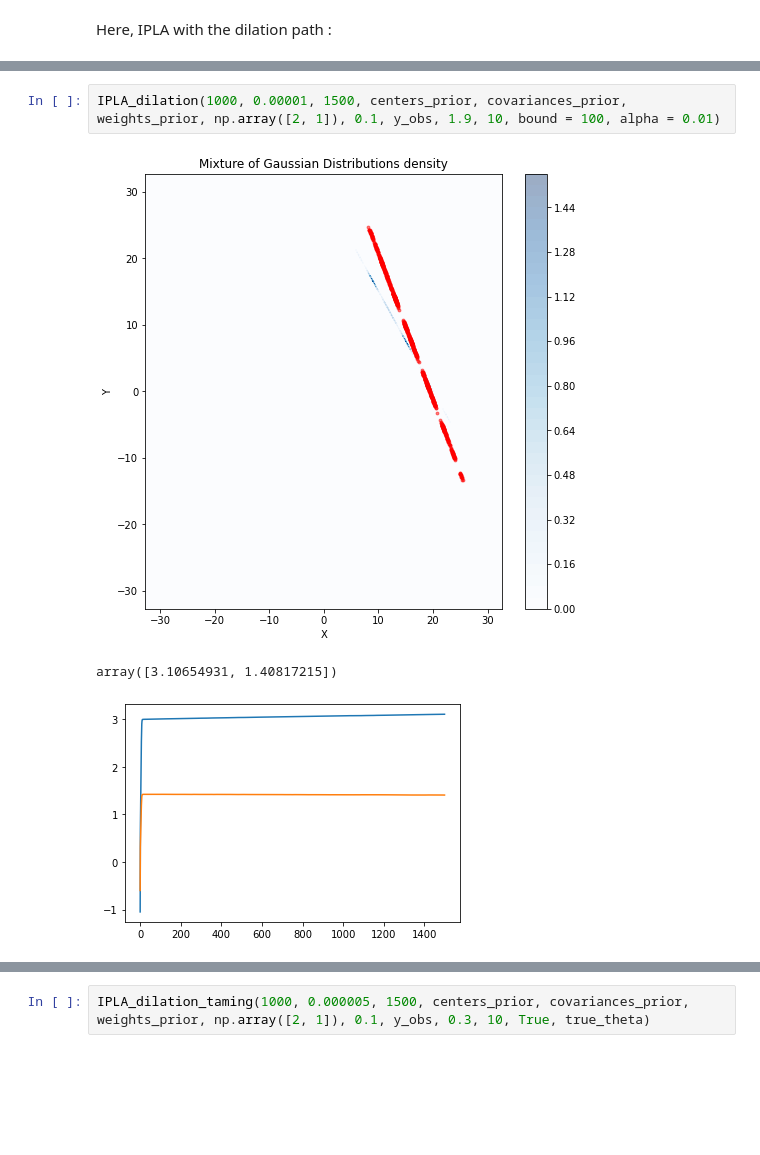
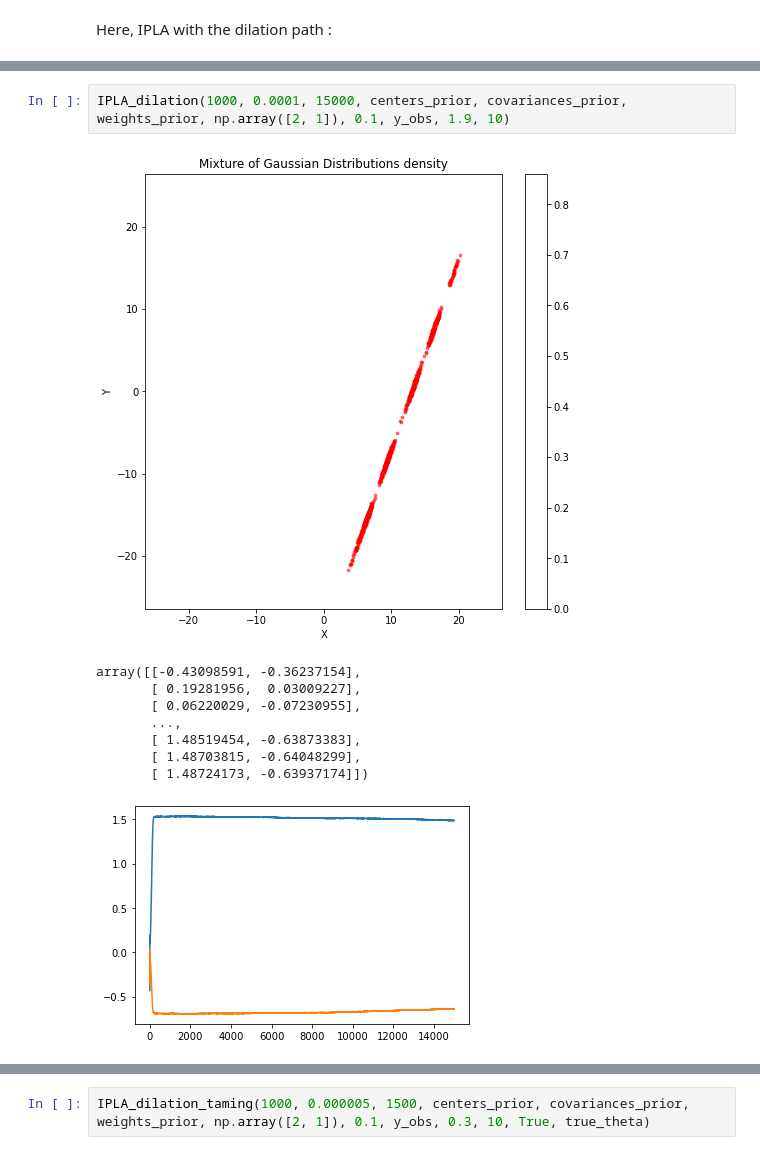
Before and after one commit to PyTomSss/Research_Project-Imperial_College, a Jupyter notebook: Interacting Particles MMLE.ipynb, the cells around one changed output, grey strips where cells are left out. Saved outputs shown, nothing was run; the diff lists cells and outputs as text; blank space fills up the shorter version.

Commit message:
Update - IPLA Experiment

```diff
--- a/Interacting Particles MMLE.ipynb
+++ b/Interacting Particles MMLE.ipynb
@@ -724,6 +675,12 @@ def IPLA_dilation(nb_particles, step_size, nb_iter, centers_prior, covariances_p
 # %%
-IPLA_dilation(1000, 0.00001, 1500, centers_prior, covariances_prior, weights_prior, np.array([2, 1]), 0.1, y_obs, 1.9, 10, bound = 100, alpha = 0.01)
+IPLA_dilation(1000, 0.0001, 15000, centers_prior, covariances_prior, weights_prior, np.array([2, 1]), 0.1, y_obs, 1.9, 10)
 # %% [output]
-[figure, old version]
+[figure, new version]
-array([3.10654931, 1.40817215])
+array([[-0.43098591, -0.36237154],
+       [ 0.19281956,  0.03009227],
+       [ 0.06220029, -0.07230955],
+       ...,
+       [ 1.48519454, -0.63873383],
+       [ 1.48703815, -0.64048299],
+       [ 1.48724173, -0.63937174]])
-[figure, old version]
+[figure, new version]
```
Also changed, not shown: parts of 30 cells of this notebook, 2 other files.
